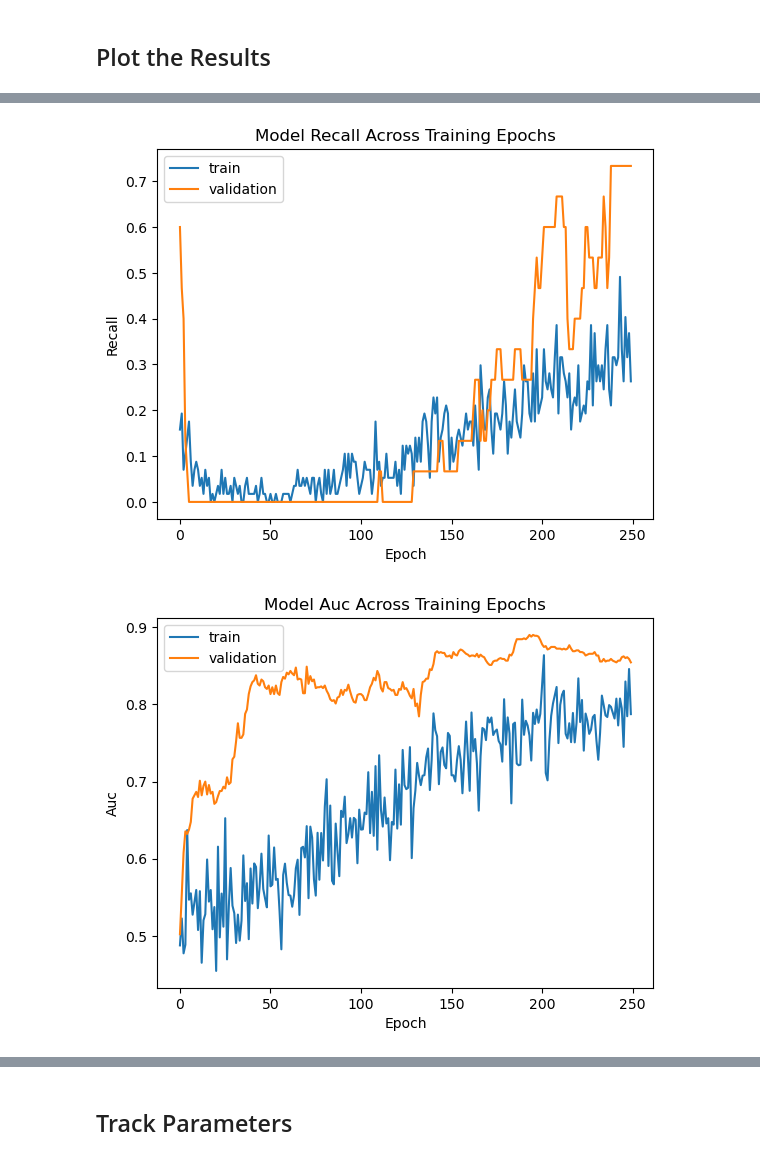
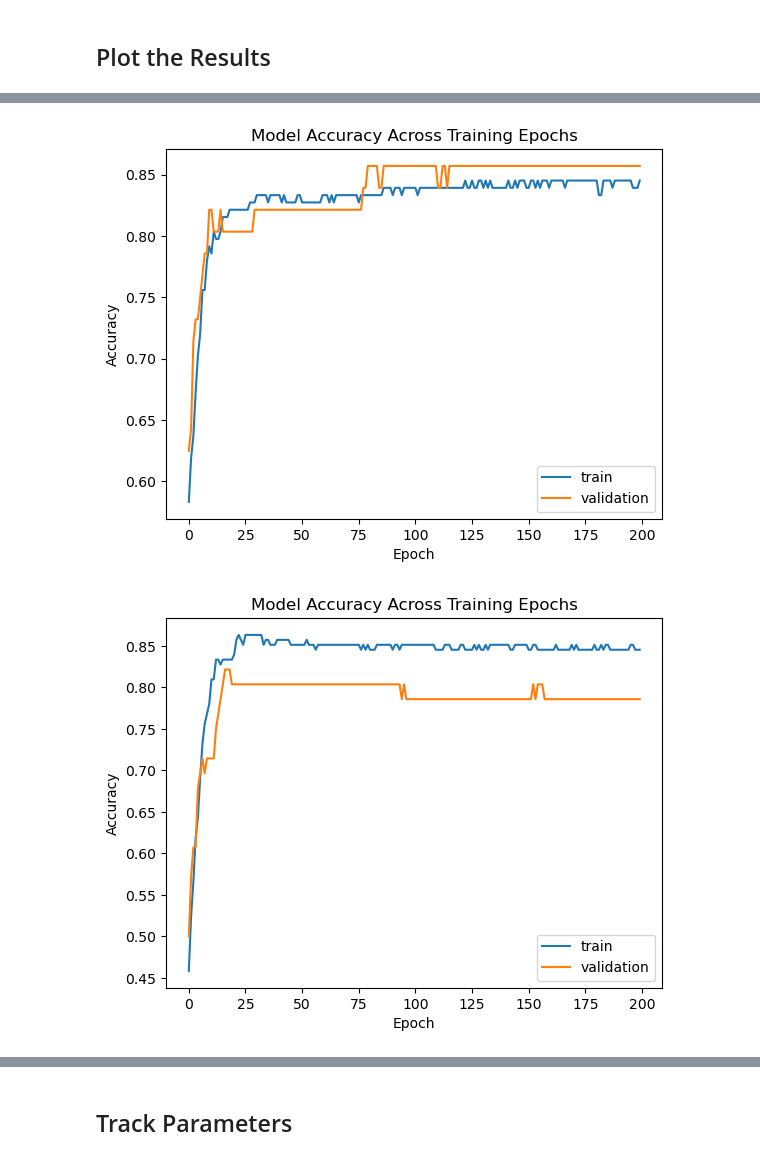
Before and after one commit to ADPriceless/TDA_Asssignment_HeartFailure, a Jupyter notebook: experiment_nn.ipynb, the cells around one changed output, grey strips where cells are left out. Cells and saved outputs as stored; diff of their text form; code cells hidden in the pictures.

```diff
--- a/experiment_nn.ipynb
+++ b/experiment_nn.ipynb
@@ -226,8 +297,6 @@ plot_epochs(history, 'precision')
-# %%
-plot_epochs(history, 'recall')
-# %% [output]
-[figure, removed]
-# %%
-plot_epochs(history, 'auc')
-# %% [output]
-[figure, removed]
+# %%
+for history in best_history:
+    plot_epochs(history.history, 'accuracy')
+# %% [output]
+[figure, added]
+[figure, added]
```
Also changed, not shown: parts of 16 cells of this notebook.
